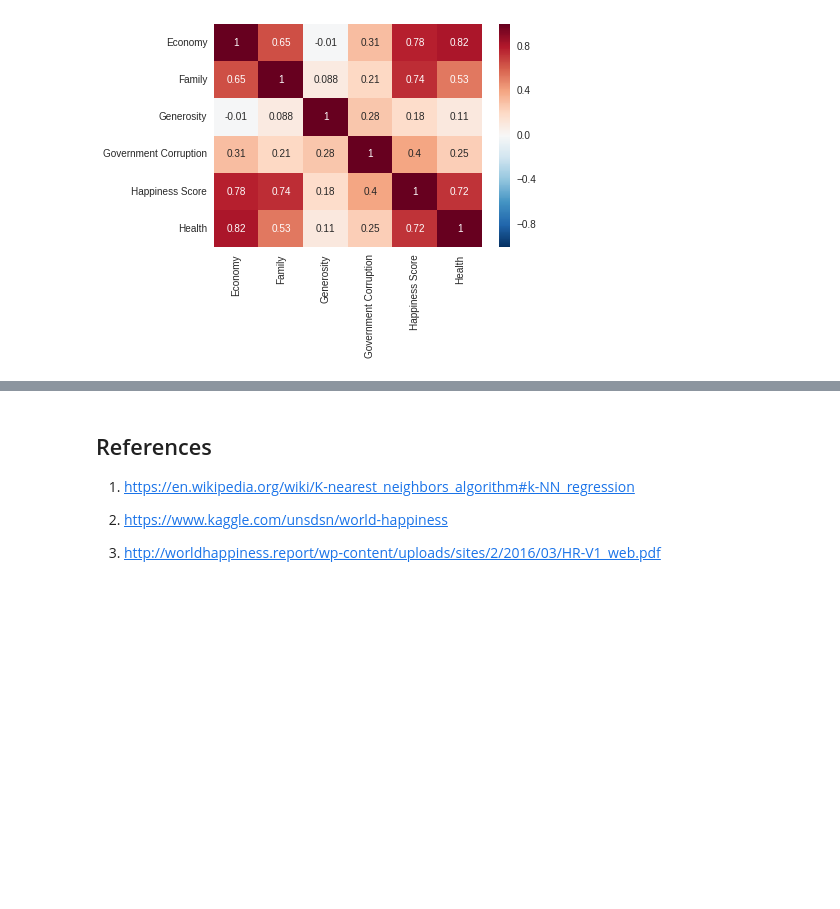
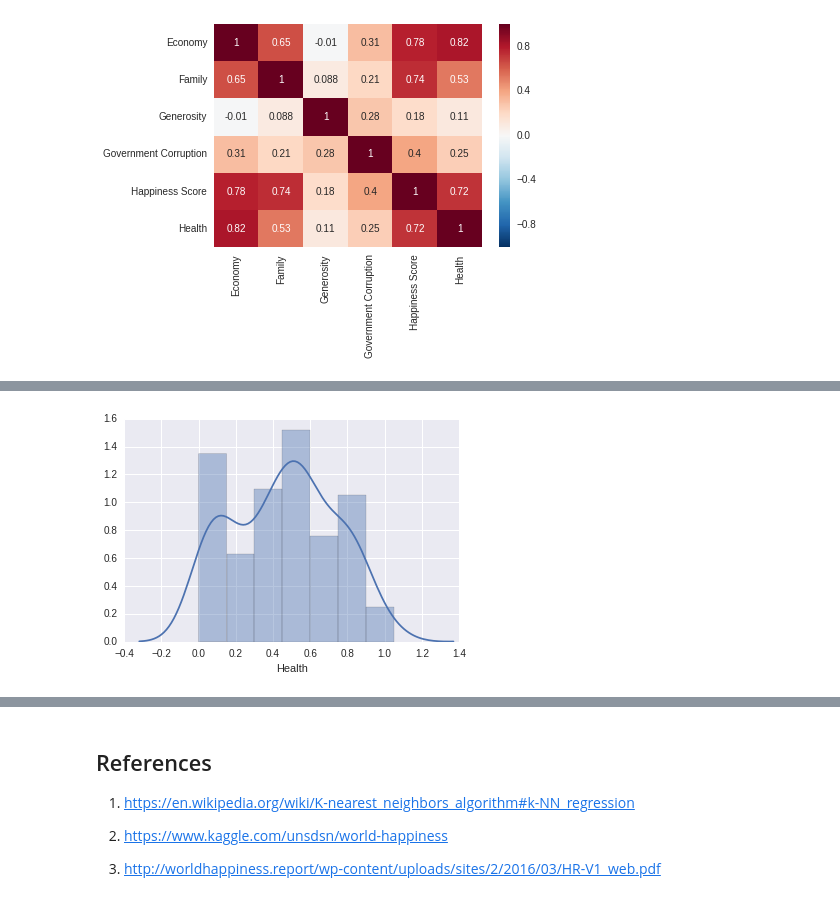
Before and after one commit to 315iah515/Thinkful-Notebooks, a Jupyter notebook: Bootcamp/SimilarityModels/Lesson1/RegressionModelComparison.ipynb, the cells around one changed output, grey strips where cells are left out. Saved outputs shown, nothing was run; the diff lists cells and outputs as text; code cells hidden in the pictures; blank space fills up the shorter version.

```diff
--- a/Bootcamp/SimilarityModels/Lesson1/RegressionModelComparison.ipynb
+++ b/Bootcamp/SimilarityModels/Lesson1/RegressionModelComparison.ipynb
@@ -110,0 +145,4 @@ Some data transformations will be carried out on the features to have them resem
+# %%
+_ = sb.distplot(np.square(data_2015['Health']))
+# %% [output]
+[figure, added]
```
Also changed, not shown: parts of 10 cells of this notebook.
